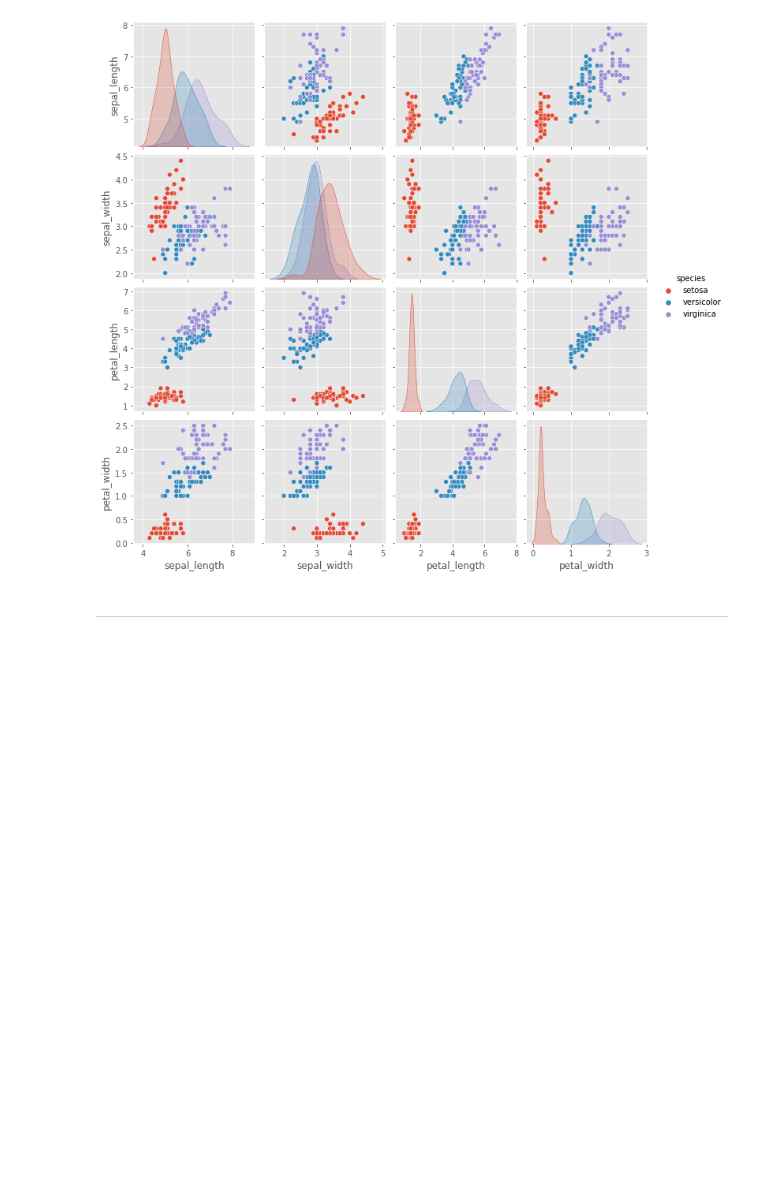
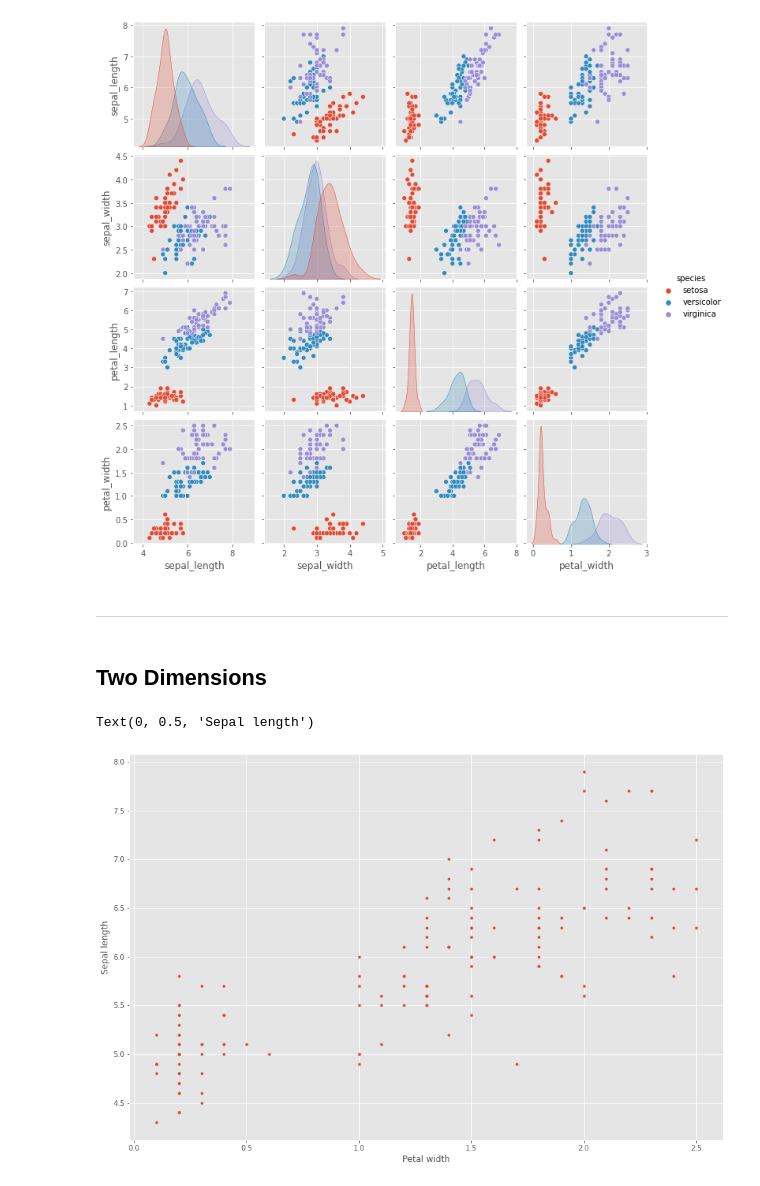
Before and after one commit to krystianopryszek99/scikit-learn, a Jupyter notebook: iris.ipynb, the cells around one changed output. Cells and saved outputs as stored; diff of their text form; code cells hidden in the pictures; blank space fills up the shorter version.

Commit message:
Started to do dimensions and classifications

```diff
--- a/iris.ipynb
+++ b/iris.ipynb
@@ -80,3 +79,18 @@ sns.pairplot(df, hue='species')
 [figure]
 # %% [markdown]
 ***
+# %% [markdown]
+## Two Dimensions
+# %%
+# New Figure.
+fig, ax = plt.subplots()
+
+# Scatter plot.
+ax.plot(df['petal_width'], df['sepal_length'], '.')
+
+# Set axis lables.
+ax.set_xlabel('Petal width')
+ax.set_ylabel('Sepal length')
+# %% [output]
+Text(0, 0.5, 'Sepal length')
+[figure, added]
```
Also changed, not shown: parts of 31 cells of this notebook.
